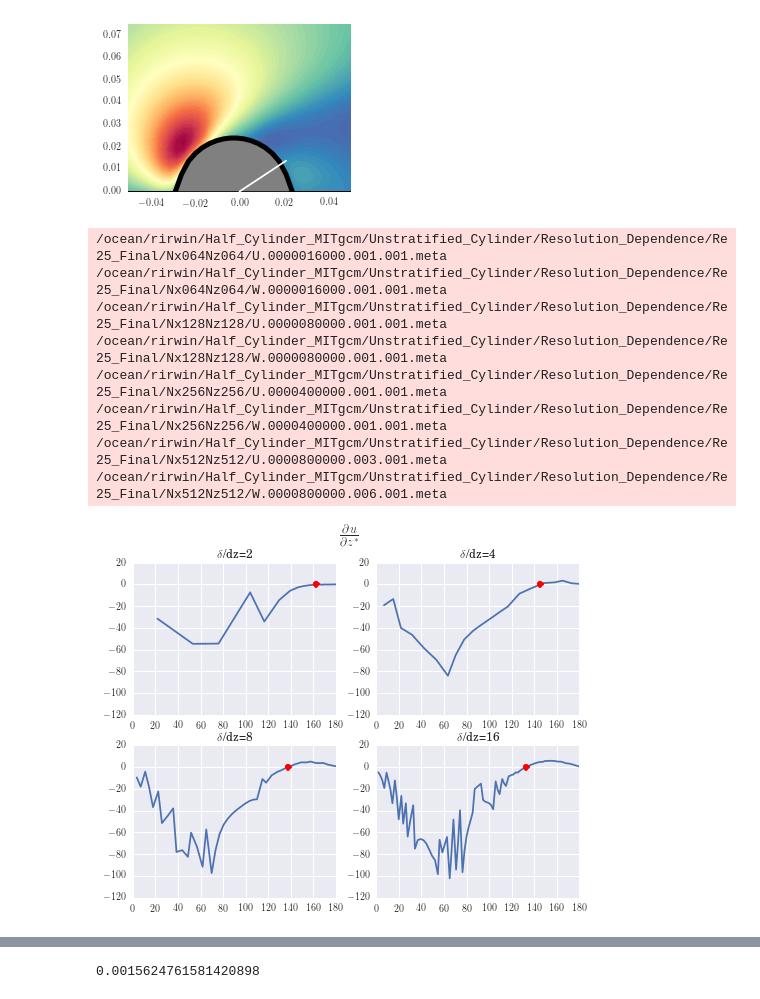
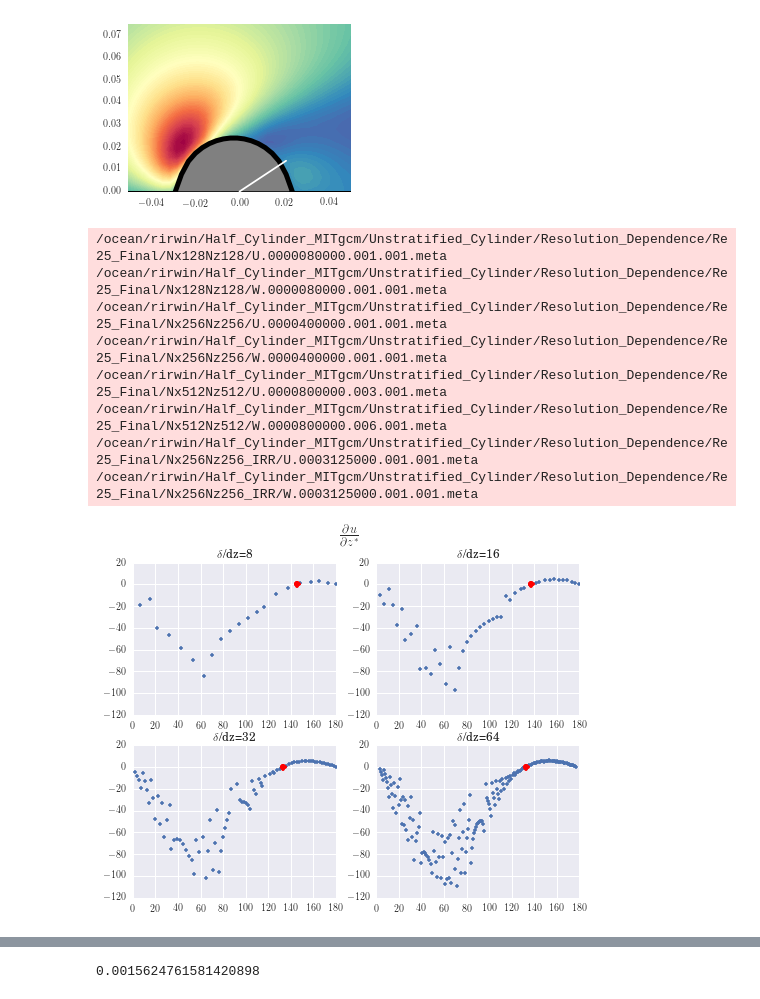
Before and after one commit to UBC-MOAD/flow_separation, a Jupyter notebook: half_cylinder_notebooks/feb2.ipynb, the cells around one changed output, grey strips where cells are left out. Saved outputs shown, nothing was run; the diff lists cells and outputs as text; code cells hidden in the pictures.

```diff
--- a/half_cylinder_notebooks/feb2.ipynb
+++ b/half_cylinder_notebooks/feb2.ipynb
@@ -238,30 +238,30 @@ plt.ylim((0.0,0.075))
 # %%
 plt.figure(figsize=(8,6))
 for NN in range(0,4):
     plt.subplot(2,2,NN+1)
     thet_tmp,dudz_tmp = cyl_case[NN].get_dudz(max_out[NN])
     zer=cyl_case[NN].find_zero(thet_tmp,dudz_tmp)
 
-    plt.plot(thet_tmp,dudz_tmp,'-')
+    plt.plot(thet_tmp,dudz_tmp,'.')
     plt.plot(zer,0,'or')
     #plt.xlim((zer-20,zer+5))
     plt.xlim((0,180))
     plt.ylim((-120,20))
     plt.title(id_str[NN])
     #plt.ylabel(r'$\frac{\partial u}{\partial z^*}$',fontsize=24)
     #plt.xlabel(r'$\theta$',fontsize=24)
     #plt.grid()
 plt.suptitle(r'$\frac{\partial u}{\partial z^*}$',fontsize=18)
 plt.show()
 # %% [output]
-/ocean/rirwin/Half_Cylinder_MITgcm/Unstratified_Cylinder/Resolution_Dependence/Re25_Final/Nx064Nz064/U.0000016000.001.001.meta
-/ocean/rirwin/Half_Cylinder_MITgcm/Unstratified_Cylinder/Resolution_Dependence/Re25_Final/Nx064Nz064/W.0000016000.001.001.meta
 /ocean/rirwin/Half_Cylinder_MITgcm/Unstratified_Cylinder/Resolution_Dependence/Re25_Final/Nx128Nz128/U.0000080000.001.001.meta
 /ocean/rirwin/Half_Cylinder_MITgcm/Unstratified_Cylinder/Resolution_Dependence/Re25_Final/Nx128Nz128/W.0000080000.001.001.meta
 /ocean/rirwin/Half_Cylinder_MITgcm/Unstratified_Cylinder/Resolution_Dependence/Re25_Final/Nx256Nz256/U.0000400000.001.001.meta
 /ocean/rirwin/Half_Cylinder_MITgcm/Unstratified_Cylinder/Resolution_Dependence/Re25_Final/Nx256Nz256/W.0000400000.001.001.meta
 /ocean/rirwin/Half_Cylinder_MITgcm/Unstratified_Cylinder/Resolution_Dependence/Re25_Final/Nx512Nz512/U.0000800000.003.001.meta
 /ocean/rirwin/Half_Cylinder_MITgcm/Unstratified_Cylinder/Resolution_Dependence/Re25_Final/Nx512Nz512/W.0000800000.006.001.meta
+/ocean/rirwin/Half_Cylinder_MITgcm/Unstratified_Cylinder/Resolution_Dependence/Re25_Final/Nx256Nz256_IRR/U.0003125000.001.001.meta
+/ocean/rirwin/Half_Cylinder_MITgcm/Unstratified_Cylinder/Resolution_Dependence/Re25_Final/Nx256Nz256_IRR/W.0003125000.001.001.meta
-[figure, old version]
+[figure, new version]
 # %%
 cols = np.array([[0,0,1],[0,1,0],[1,0,0],[1,1,1]])
```
Also changed, not shown: parts of 1 cell of this notebook.
